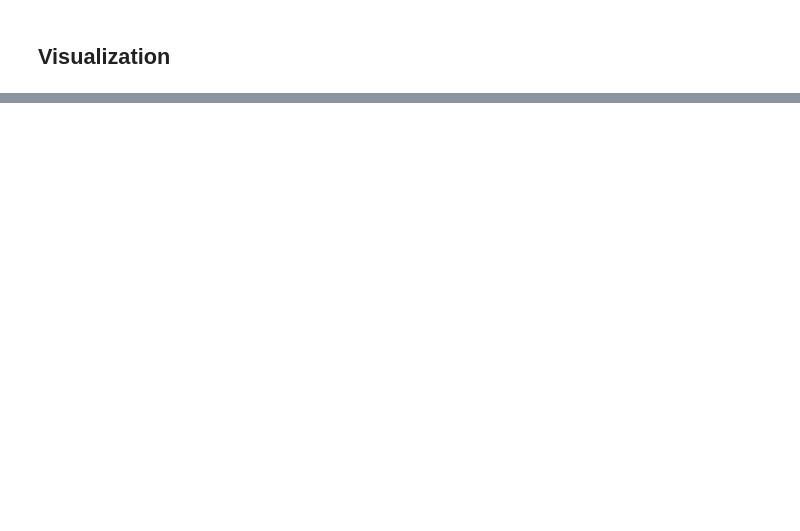
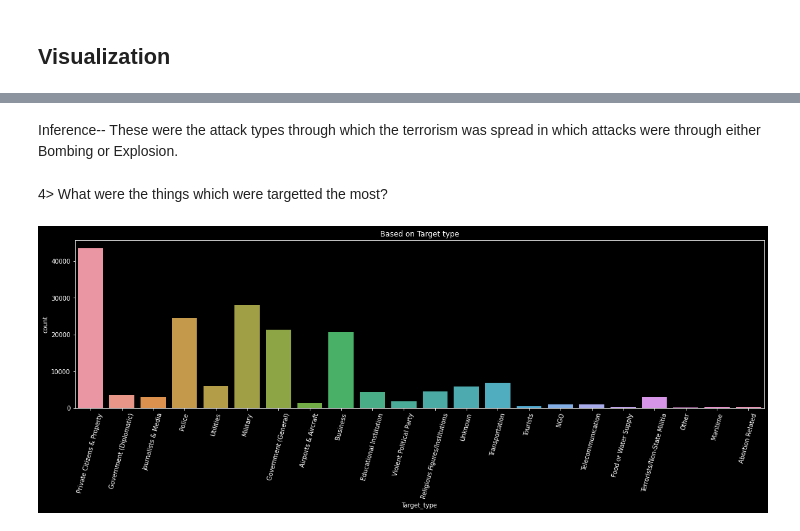
Before and after one commit to Nikkiie/Eda---Global-terrorism, a Jupyter notebook: Global_Terrorism_Analysis_Capstone_Project.ipynb, the cells around one changed output, grey strips where cells are left out. Drawn from its saved outputs; the diff is of its cells as text; code cells hidden in the pictures; blank space fills up the shorter version.

```diff
--- a/Global_Terrorism_Analysis_Capstone_Project.ipynb
+++ b/Global_Terrorism_Analysis_Capstone_Project.ipynb
@@ -350,0 +416,12 @@ sns.countplot(x=terrorism_df.Region);
+# %% [markdown]
+Inference-- These were the attack types through which the terrorism was spread in which attacks were through either Bombing or Explosion.
+# %% [markdown]
+4> What were the things which were targetted the most?
+# %%
+plt.figure(figsize=(20,5));
+plt.rcParams.update({'font.size':10});
+plt.xticks(rotation = 75)
+plt.title('Based on Target type')
+sns.countplot(x=terrorism_df.Target_type);
+# %% [output]
+[figure, added]
```
Also changed, not shown: parts of 45 cells of this notebook.
